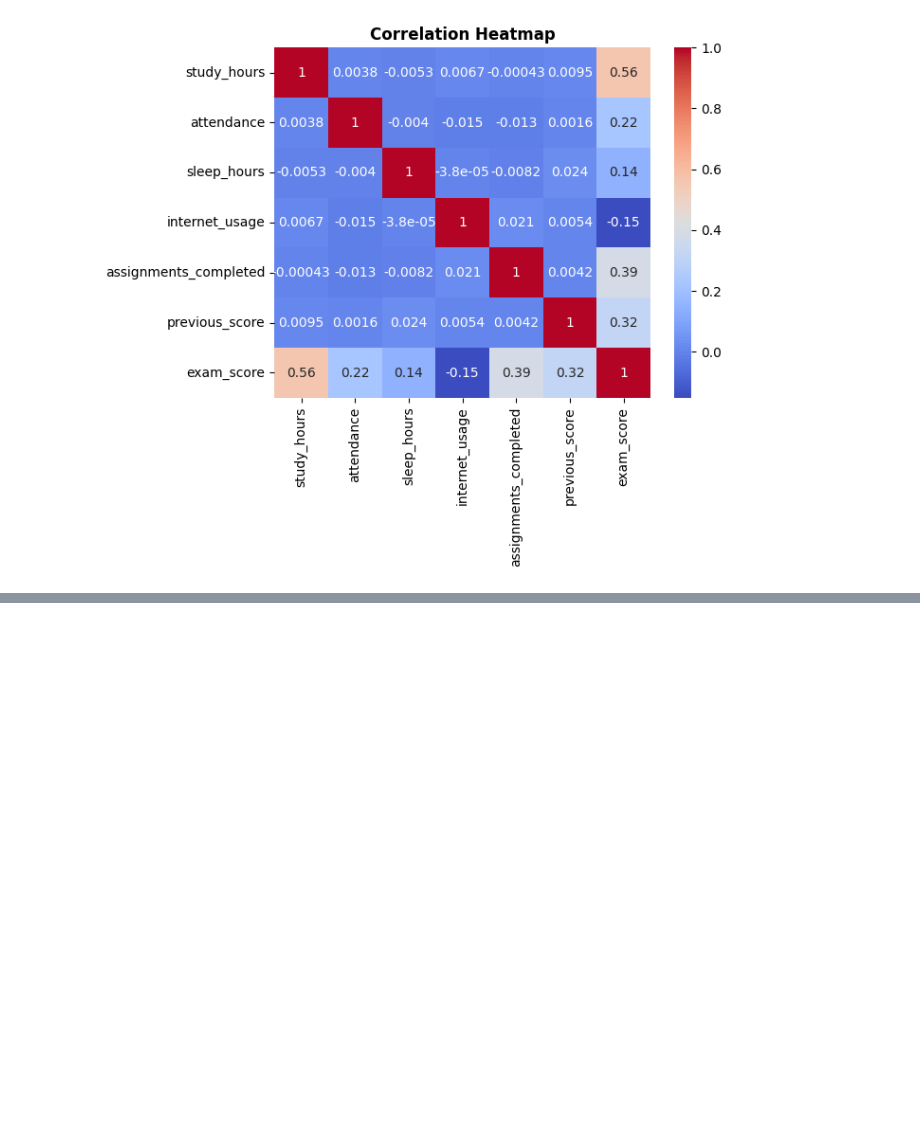
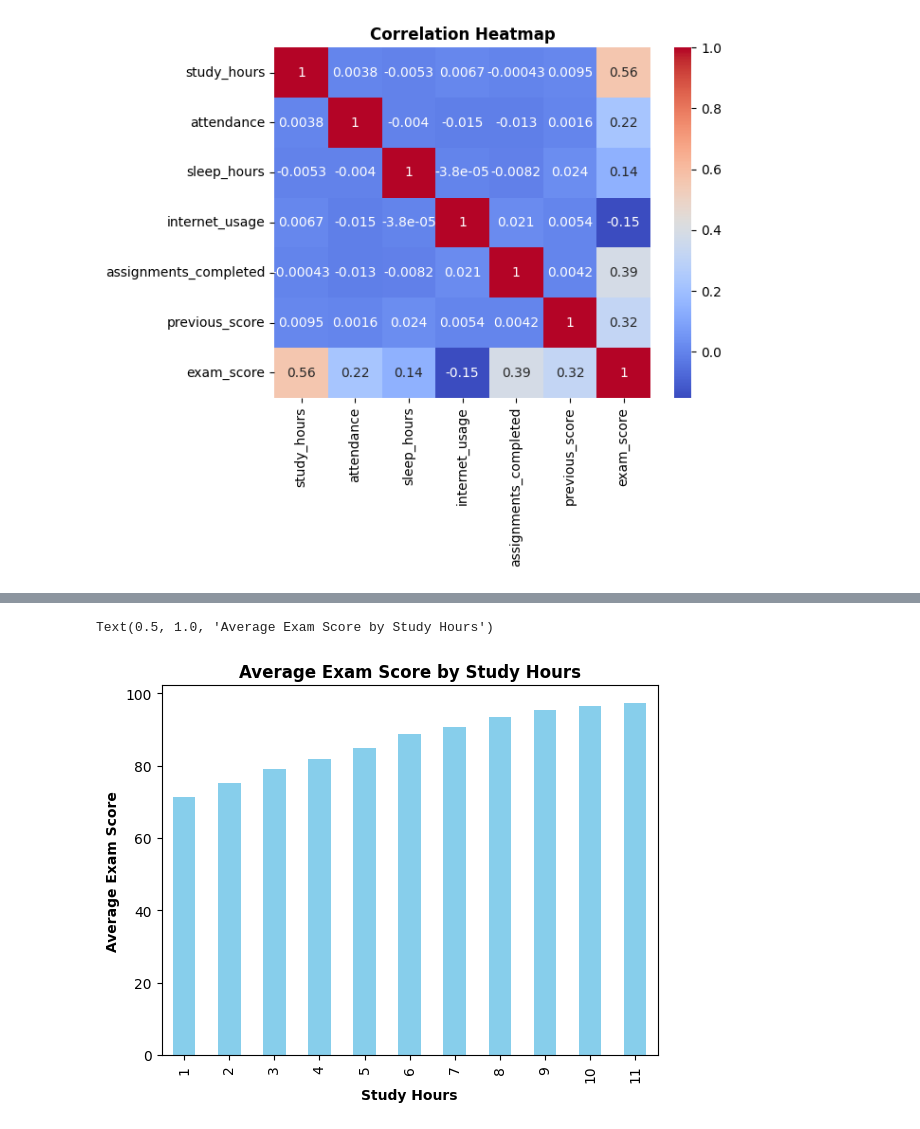
Before and after one commit to Gopi-Dinesh-Mandapaneni/student-performance-placement-analysis, a Jupyter notebook: main.ipynb, the cells around one changed output, grey strips where cells are left out. Saved outputs shown, nothing was run; the diff lists cells and outputs as text; code cells hidden in the pictures; blank space fills up the shorter version.

```diff
--- a/main.ipynb
+++ b/main.ipynb
@@ -148,0 +212,8 @@ df.groupby("placement_status").mean()
+# %%
+mean_score_by_study_hours.plot(kind='bar', color='skyblue')
+plt.xlabel('Study Hours', fontweight='bold')
+plt.ylabel('Average Exam Score', fontweight='bold')
+plt.title('Average Exam Score by Study Hours', fontweight='bold')
+# %% [output]
+Text(0.5, 1.0, 'Average Exam Score by Study Hours')
+[figure, added]
```
Also changed, not shown: parts of 19 cells of this notebook.
